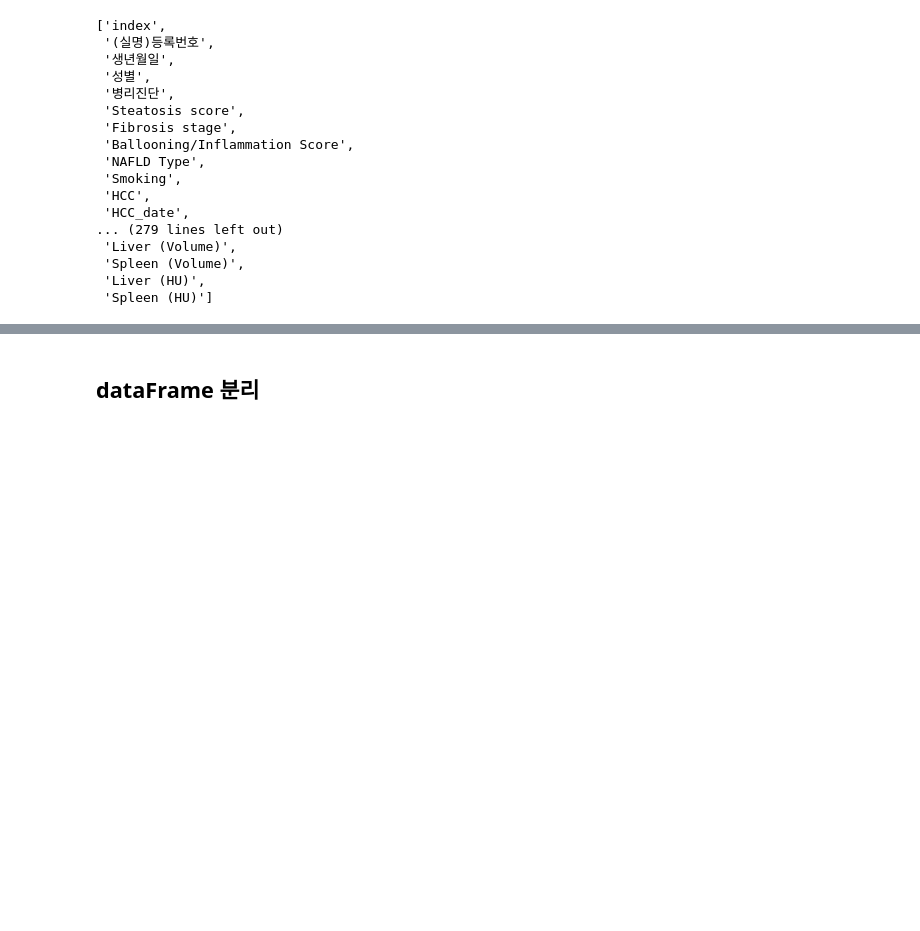
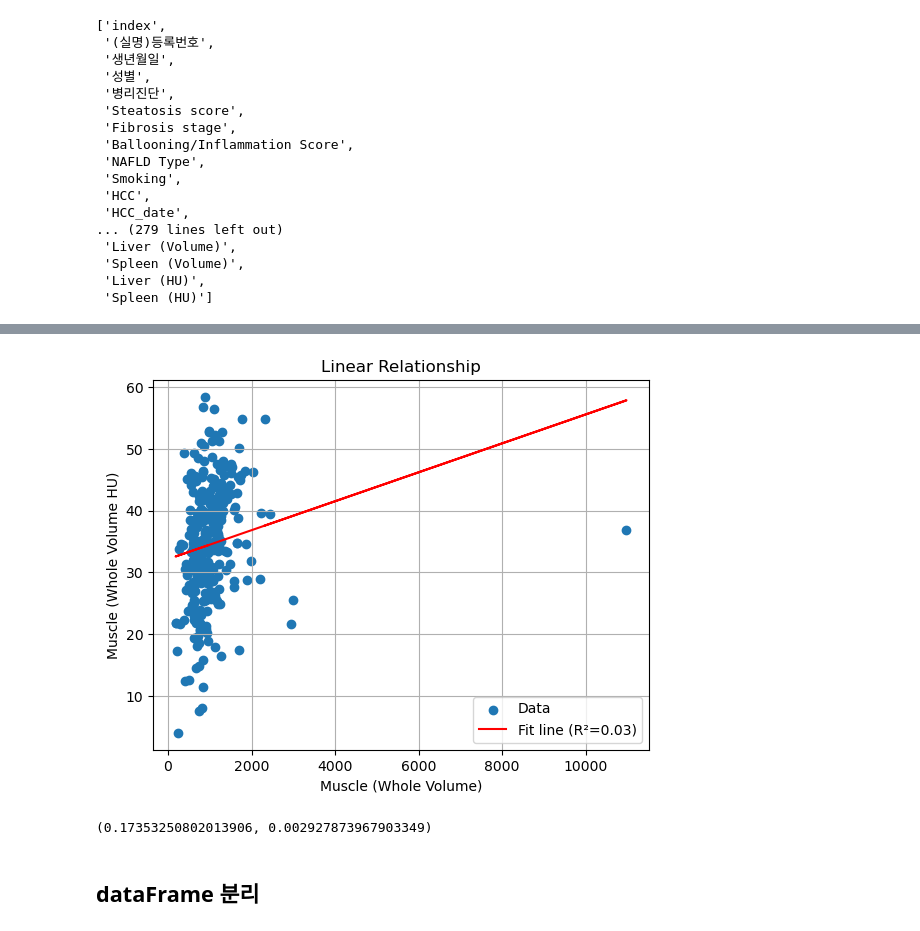
Before and after one commit to skhyun15/data, a Jupyter notebook: KDH/250420_fill_missing.ipynb, the cells around one changed output, grey strips where cells are left out. Saved outputs shown, nothing was run; the diff lists cells and outputs as text; code cells hidden in the pictures; blank space fills up the shorter version.

```diff
--- a/KDH/250420_fill_missing.ipynb
+++ b/KDH/250420_fill_missing.ipynb
@@ -37,3 +65,34 @@ df.columns.to_list()
+# %%
+# AVF (Whole Volume HU) AVF (Multi HU)이거 선형관계 확인 및 plot
+
+import pandas as pd
+import matplotlib.pyplot as plt
+from scipy.stats import linregress
+
+prefix = "Muscle"
+# 샘플 DataFrame 생성 (df가 이미 있다고 가정하고 처리)
+# df = pd.read_csv('your_data.csv') # 예시
+
+# 선형관계 확인
+x = df[f"{prefix} (Whole Volume)"]
+y = df[f"{prefix} (Whole Volume HU)"]
+slope, intercept, r_value, p_value, std_err = linregress(x, y)
+
+# 산점도 및 회귀선 플롯
+plt.figure()
+plt.scatter(x, y, label="Data")
+plt.plot(x, slope * x + intercept, color="red", label=f"Fit line (R²={r_value**2:.2f})")
+plt.xlabel(f"{prefix} (Whole Volume)")
+plt.ylabel(f"{prefix} (Whole Volume HU)")
+plt.title("Linear Relationship")
+plt.legend()
+plt.grid(True)
+plt.show()
+
+r_value, p_value
+# %% [output]
+[figure, added]
+(0.17353250802013906, 0.002927873967903349)
 # %% [markdown]
 ## dataFrame 분리
 # %%
```
Also changed, not shown: parts of 2 cells of this notebook, 3 other files.
